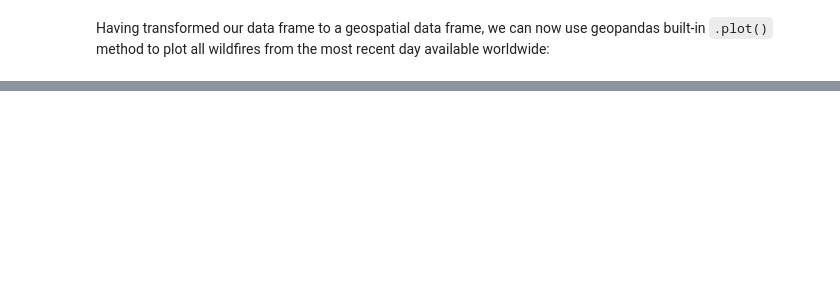
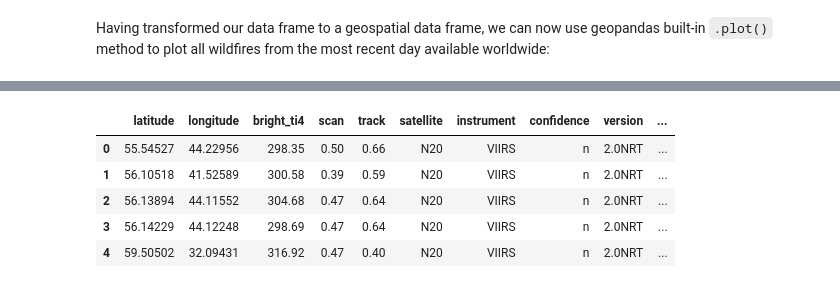
Before and after one commit to paulgeog/SDS210-wildifres-project, a Jupyter notebook: notebooks/wildfires.ipynb, the cells around one changed output, grey strips where cells are left out. Saved outputs shown, nothing was run; the diff lists cells and outputs as text; code cells hidden in the pictures; blank space fills up the shorter version.

```diff
--- a/notebooks/wildfires.ipynb
+++ b/notebooks/wildfires.ipynb
@@ -352,0 +378,14 @@ plt.show()
+# %%
+gdf_wf["datetime"] = pd.to_datetime(
+    gdf_wf["acq_date"] + " " + gdf_wf["acq_time"].astype(str).str.zfill(4),
+    format="%Y-%m-%d %H%M",
+    utc=True
+)
+gdf_wf_clean = gdf_wf.drop(columns=["acq_time", "acq_date"])
+# %% [output]
+|  | latitude | longitude | bright_ti4 | scan | track | satellite | instrument | confidence | version | ... |
+| 0 | 55.54527 | 44.22956 | 298.35 | 0.50 | 0.66 | N20 | VIIRS | n | 2.0NRT | ... |
+| 1 | 56.10518 | 41.52589 | 300.58 | 0.39 | 0.59 | N20 | VIIRS | n | 2.0NRT | ... |
+| 2 | 56.13894 | 44.11552 | 304.68 | 0.47 | 0.64 | N20 | VIIRS | n | 2.0NRT | ... |
+| 3 | 56.14229 | 44.12248 | 298.69 | 0.47 | 0.64 | N20 | VIIRS | n | 2.0NRT | ... |
+| 4 | 59.50502 | 32.09431 | 316.92 | 0.47 | 0.40 | N20 | VIIRS | n | 2.0NRT | ... |
```
Also changed, not shown: parts of 15 cells of this notebook.
